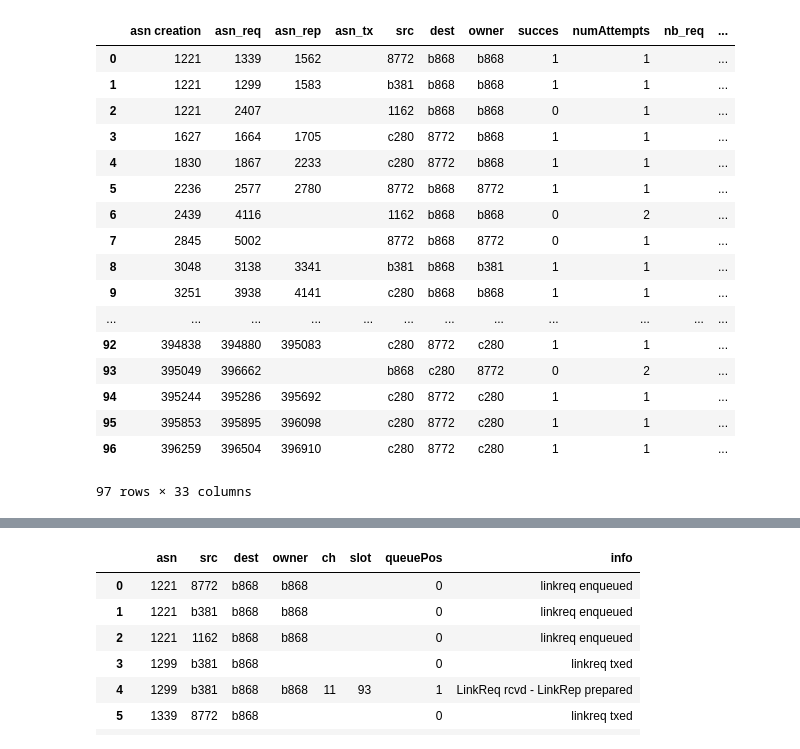
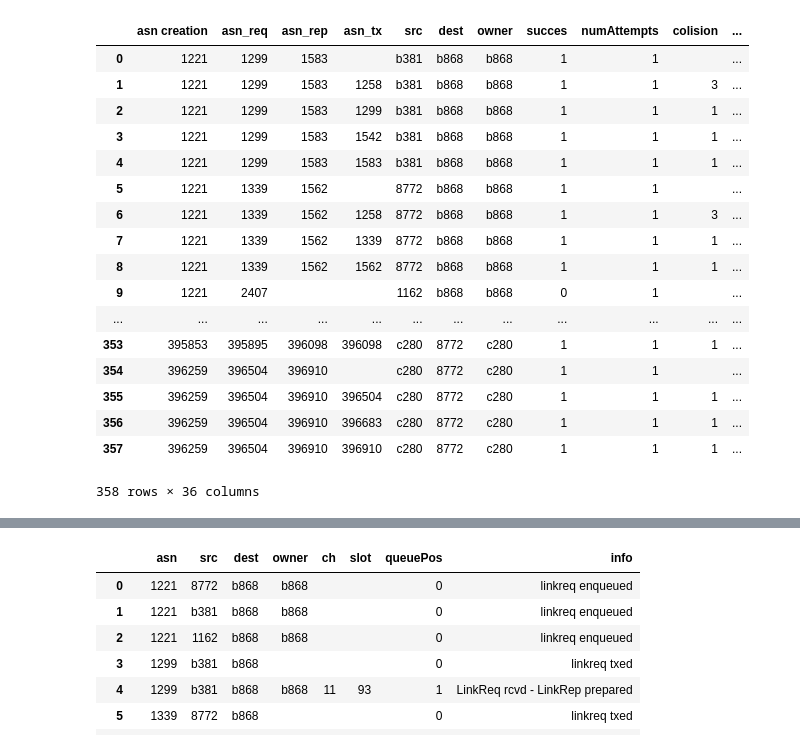
Before and after one commit to pomme-abricot/openwsn-sw, a Jupyter notebook: software/openAnalyzer/TEST_lecture_de_fichier.ipynb, the cells around one changed output, grey strips where cells are left out. Cells and saved outputs as stored; diff of their text form; code cells hidden in the pictures.

Commit message:
added tx in res dataframe

```diff
--- a/software/openAnalyzer/TEST_lecture_de_fichier.ipynb
+++ b/software/openAnalyzer/TEST_lecture_de_fichier.ipynb
@@ -25,29 +25,34 @@ from IPython.display import Image
 # %%
 df_res = pd.read_csv(r'data_csv/res.csv', dtype=str)
 df_res["numAttempts"] = df_res["numAttempts"].astype(int)
 df_res["nb_sibl"] = df_res["nb_sibl"].astype(int)
 df_res["succes"] = df_res["succes"].astype(int)
+df_res["state"] = df_res["state"].astype(int)
+df_res["asn creation"] = df_res["asn creation"].astype(int)
+df_res["asn_req"] = df_res["asn_req"].astype(float)
 df_res = df_res.fillna('')
+df_res.sort_values(['asn creation', 'asn_req'], ascending=[True, True], inplace=True)
+df_res = df_res.reset_index(drop=True)
 df_res
 # %% [output]
-|  | asn creation | asn_req | asn_rep | asn_tx | src | dest | owner | succes | numAttempts | nb_req | ... |
-| 0 | 1221 | 1339 | 1562 |  | 8772 | b868 | b868 | 1 | 1 |  | ... |
-| 1 | 1221 | 1299 | 1583 |  | b381 | b868 | b868 | 1 | 1 |  | ... |
-| 2 | 1221 | 2407 |  |  | 1162 | b868 | b868 | 0 | 1 |  | ... |
-| 3 | 1627 | 1664 | 1705 |  | c280 | 8772 | b868 | 1 | 1 |  | ... |
-| 4 | 1830 | 1867 | 2233 |  | c280 | 8772 | b868 | 1 | 1 |  | ... |
-| 5 | 2236 | 2577 | 2780 |  | 8772 | b868 | 8772 | 1 | 1 |  | ... |
-| 6 | 2439 | 4116 |  |  | 1162 | b868 | b868 | 0 | 2 |  | ... |
-| 7 | 2845 | 5002 |  |  | 8772 | b868 | 8772 | 0 | 1 |  | ... |
-| 8 | 3048 | 3138 | 3341 |  | b381 | b868 | b381 | 1 | 1 |  | ... |
-| 9 | 3251 | 3938 | 4141 |  | c280 | b868 | b868 | 1 | 1 |  | ... |
+|  | asn creation | asn_req | asn_rep | asn_tx | src | dest | owner | succes | numAttempts | colision | ... |
+| 0 | 1221 | 1299 | 1583 |  | b381 | b868 | b868 | 1 | 1 |  | ... |
+| 1 | 1221 | 1299 | 1583 | 1258 | b381 | b868 | b868 | 1 | 1 | 3 | ... |
+| 2 | 1221 | 1299 | 1583 | 1299 | b381 | b868 | b868 | 1 | 1 | 1 | ... |
+| 3 | 1221 | 1299 | 1583 | 1542 | b381 | b868 | b868 | 1 | 1 | 1 | ... |
+| 4 | 1221 | 1299 | 1583 | 1583 | b381 | b868 | b868 | 1 | 1 | 1 | ... |
+| 5 | 1221 | 1339 | 1562 |  | 8772 | b868 | b868 | 1 | 1 |  | ... |
+| 6 | 1221 | 1339 | 1562 | 1258 | 8772 | b868 | b868 | 1 | 1 | 3 | ... |
+| 7 | 1221 | 1339 | 1562 | 1339 | 8772 | b868 | b868 | 1 | 1 | 1 | ... |
+| 8 | 1221 | 1339 | 1562 | 1562 | 8772 | b868 | b868 | 1 | 1 | 1 | ... |
+| 9 | 1221 | 2407 |  |  | 1162 | b868 | b868 | 0 | 1 |  | ... |
 | ... | ... | ... | ... | ... | ... | ... | ... | ... | ... | ... | ... |
-| 92 | 394838 | 394880 | 395083 |  | c280 | 8772 | c280 | 1 | 1 |  | ... |
-| 93 | 395049 | 396662 |  |  | b868 | c280 | 8772 | 0 | 2 |  | ... |
-| 94 | 395244 | 395286 | 395692 |  | c280 | 8772 | c280 | 1 | 1 |  | ... |
-| 95 | 395853 | 395895 | 396098 |  | c280 | 8772 | c280 | 1 | 1 |  | ... |
-| 96 | 396259 | 396504 | 396910 |  | c280 | 8772 | c280 | 1 | 1 |  | ... |
+| 353 | 395853 | 395895 | 396098 | 396098 | c280 | 8772 | c280 | 1 | 1 | 1 | ... |
+| 354 | 396259 | 396504 | 396910 |  | c280 | 8772 | c280 | 1 | 1 |  | ... |
+| 355 | 396259 | 396504 | 396910 | 396504 | c280 | 8772 | c280 | 1 | 1 | 1 | ... |
+| 356 | 396259 | 396504 | 396910 | 396683 | c280 | 8772 | c280 | 1 | 1 | 1 | ... |
+| 357 | 396259 | 396504 | 396910 | 396910 | c280 | 8772 | c280 | 1 | 1 | 1 | ... |
-97 rows × 33 columns
+358 rows × 36 columns
 # %%
 df_tx = pd.read_csv(r'data_csv/pkt_tx.csv', dtype=str)
 df_tx["asn"] = df_tx["asn"].astype(int)
```
Also changed, not shown: parts of 26 cells of this notebook, 7 other files.
